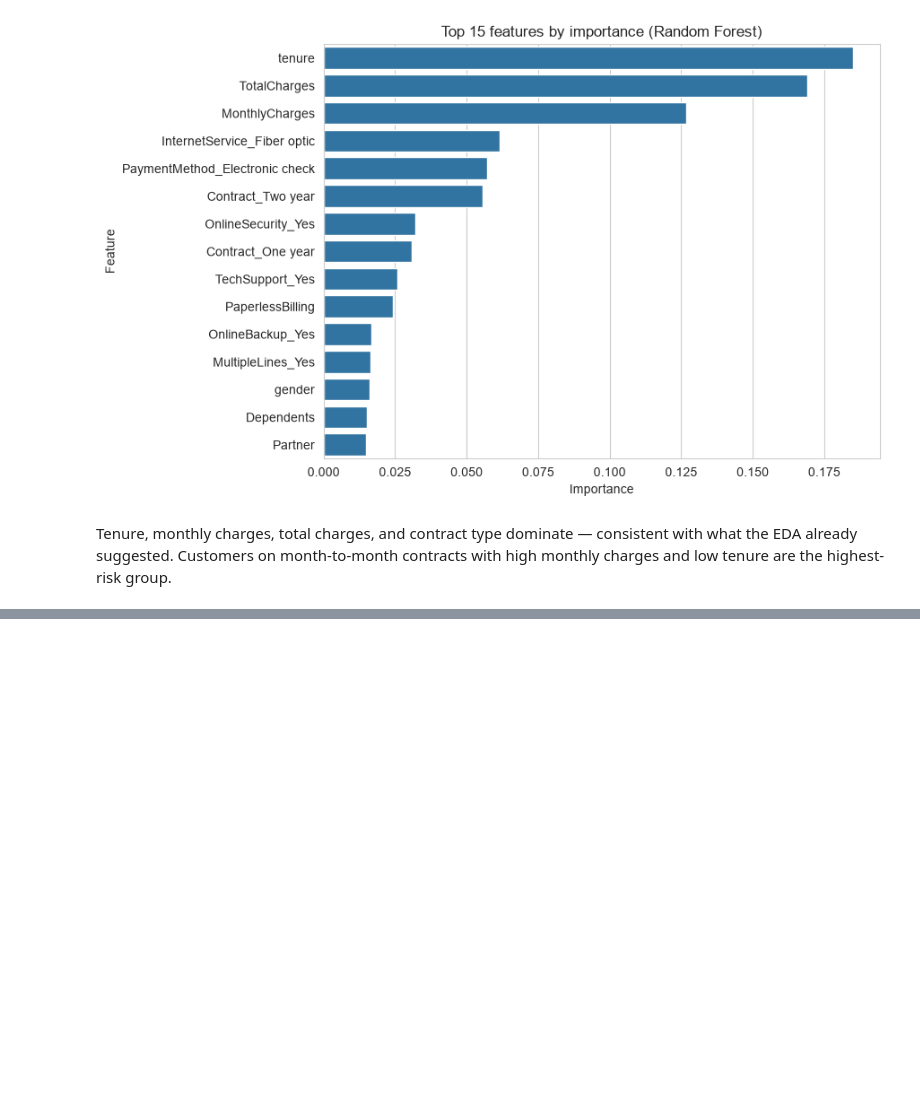
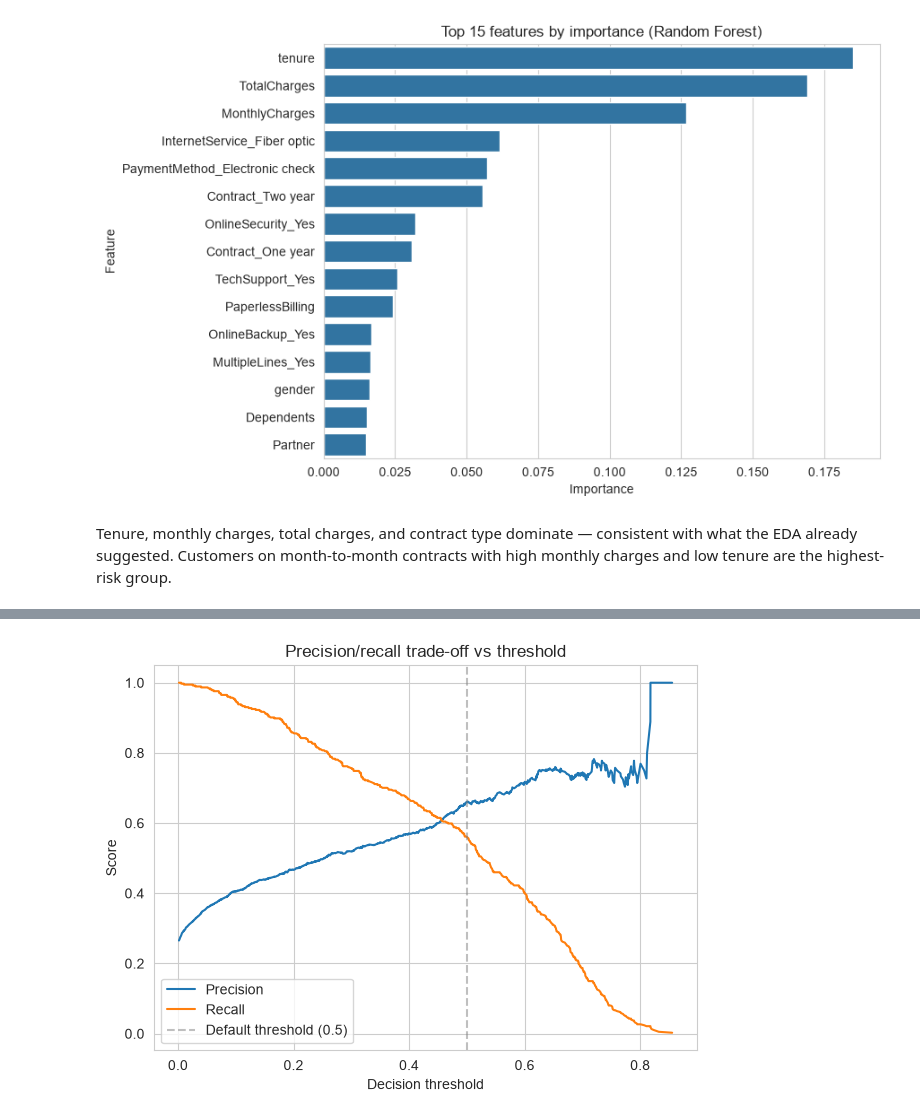
Before and after one commit to amirajsingh6/customer-churn-prediction, a Jupyter notebook: notebooks/churn_prediction.ipynb, the cells around one changed output, grey strips where cells are left out. Drawn from its saved outputs; the diff is of its cells as text; code cells hidden in the pictures; blank space fills up the shorter version.

Commit message:
Improve churn recall with class weighting and threshold tuning

```diff
--- a/notebooks/churn_prediction.ipynb
+++ b/notebooks/churn_prediction.ipynb
@@ -284,0 +312,17 @@ The strongest churn signals are contract type, tenure, and monthly charges. In p
+# %%
+from sklearn.metrics import precision_recall_curve
+
+precisions, recalls, thresholds = precision_recall_curve(y_test, y_proba_lr)
+
+plt.figure(figsize=(7, 5))
+plt.plot(thresholds, precisions[:-1], label="Precision")
+plt.plot(thresholds, recalls[:-1], label="Recall")
+plt.axvline(0.5, color="gray", linestyle="--", alpha=0.5, label="Default threshold (0.5)")
+plt.xlabel("Decision threshold")
+plt.ylabel("Score")
+plt.title("Precision/recall trade-off vs threshold")
+plt.legend()
+plt.savefig("../results/threshold_tuning.png", bbox_inches="tight")
+plt.show()
+# %% [output]
+[figure, added]
```
Also changed, not shown: parts of 8 cells of this notebook, 2 other files.
